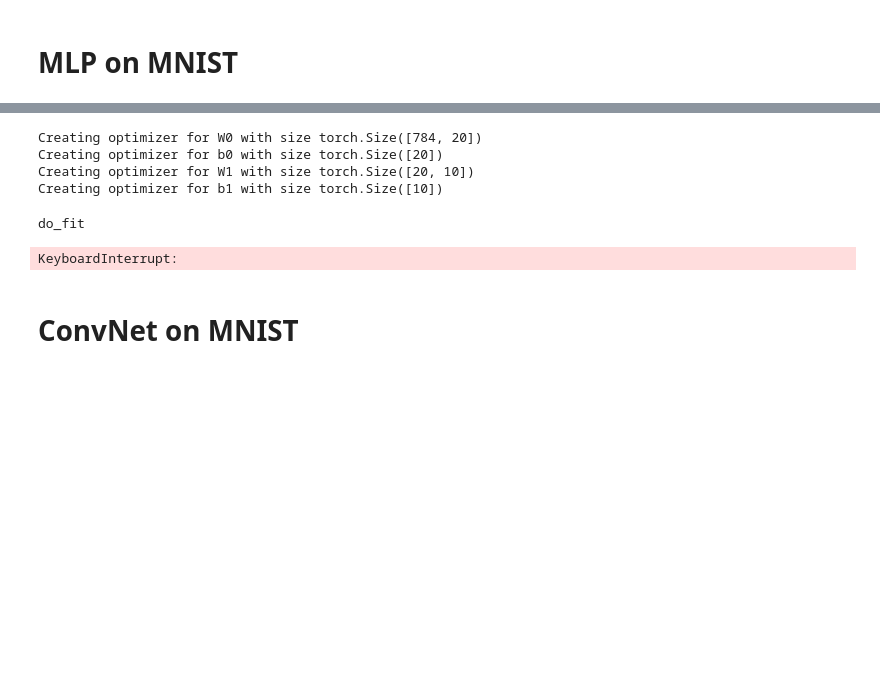
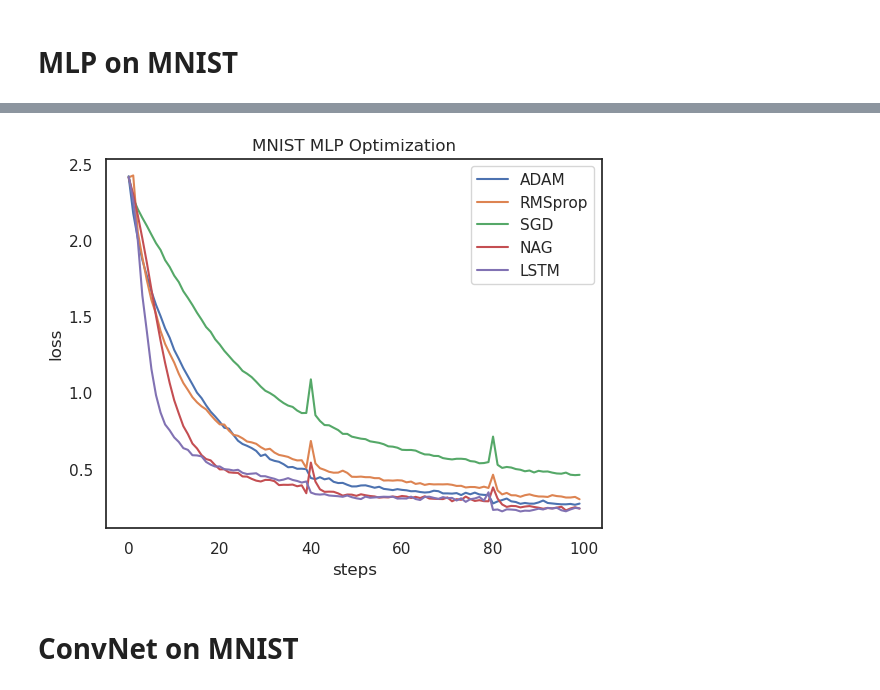
Before and after one commit to dadur604/learning-to-optimize, a Jupyter notebook: 260C_Final_Project_L2O.ipynb, the cells around one changed output, grey strips where cells are left out. Cells and saved outputs as stored; diff of their text form; code cells hidden in the pictures; blank space fills up the shorter version.

Commit message:
Notebook updated with transfer experiments (MNIST)

```diff
--- a/260C_Final_Project_L2O.ipynb
+++ b/260C_Final_Project_L2O.ipynb
@@ -412,13 +424,3 @@ KeyboardInterrupt:
-# %%
-loss, mnist_optimizer = fit_optimizer_lrm(MNISTTarget, MNISTNet, lr=0.01, n_epochs=20, n_tests=10, preproc=True, out_mul=0.1)
-print(loss)
-# %% [output]
-Creating optimizer for W0 with size torch.Size([784, 20])
-Creating optimizer for b0 with size torch.Size([20])
-Creating optimizer for W1 with size torch.Size([20, 10])
-Creating optimizer for b1 with size torch.Size([10])
-do_fit
-KeyboardInterrupt:
 # %%
 NORMAL_OPTS = [(torch.optim.Adam, {}), (torch.optim.RMSprop, {}), (torch.optim.SGD, {}), (torch.optim.SGD, {'nesterov': True, 'momentum': 0.9})]
 OPT_NAMES = ['ADAM', 'RMSprop', 'SGD', 'NAG']
@@ -435,8 +437,13 @@ fit_data[:, :, len(OPT_NAMES)] = np.array([do_fit(opt, None, MNISTTarget, MNISTN
 # %%
 fit_data_mean = np.mean(fit_data, axis=0)
 plt.plot(fit_data_mean[:, :], label=OPT_NAMES + ['LSTM'])
 plt.legend()
+plt.xlabel("steps")
+plt.ylabel("loss")
+plt.title("MNIST MLP Optimization")
 plt.show()
+# %% [output]
+[figure, added]
 # %% [markdown]
 # ConvNet on MNIST
 # %%
```
Also changed, not shown: parts of 28 cells of this notebook.
